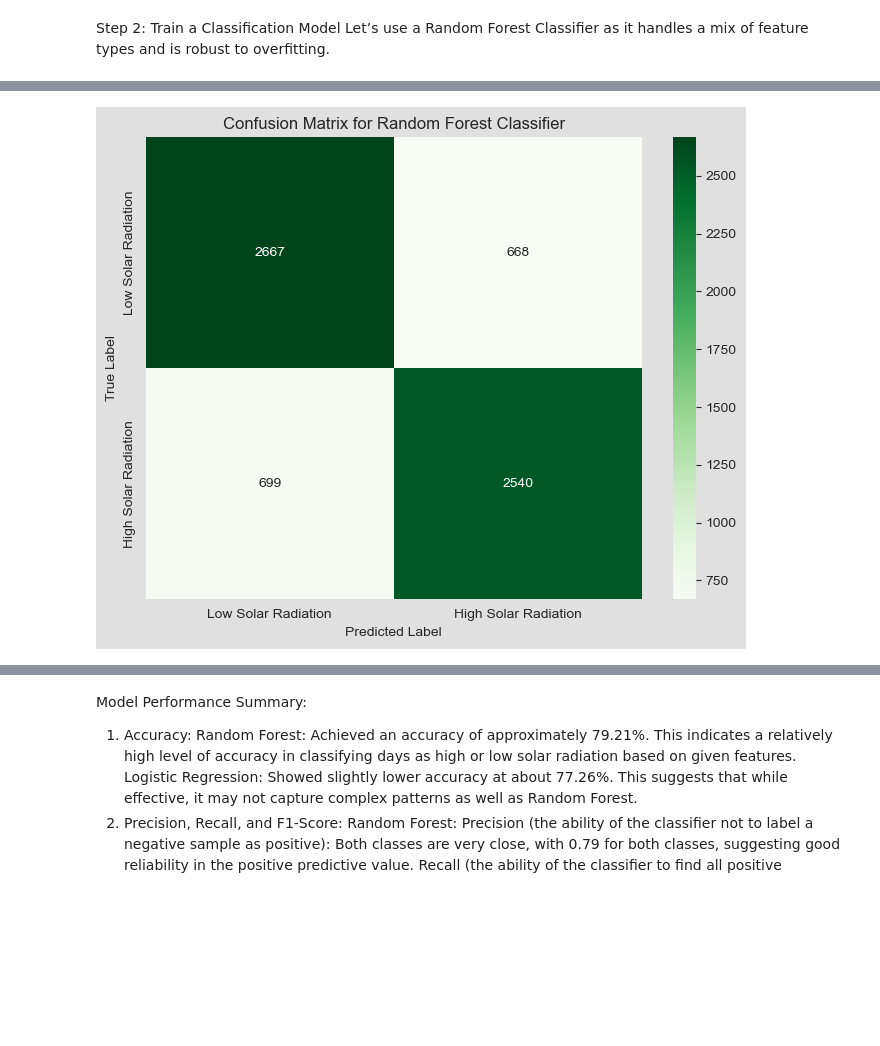
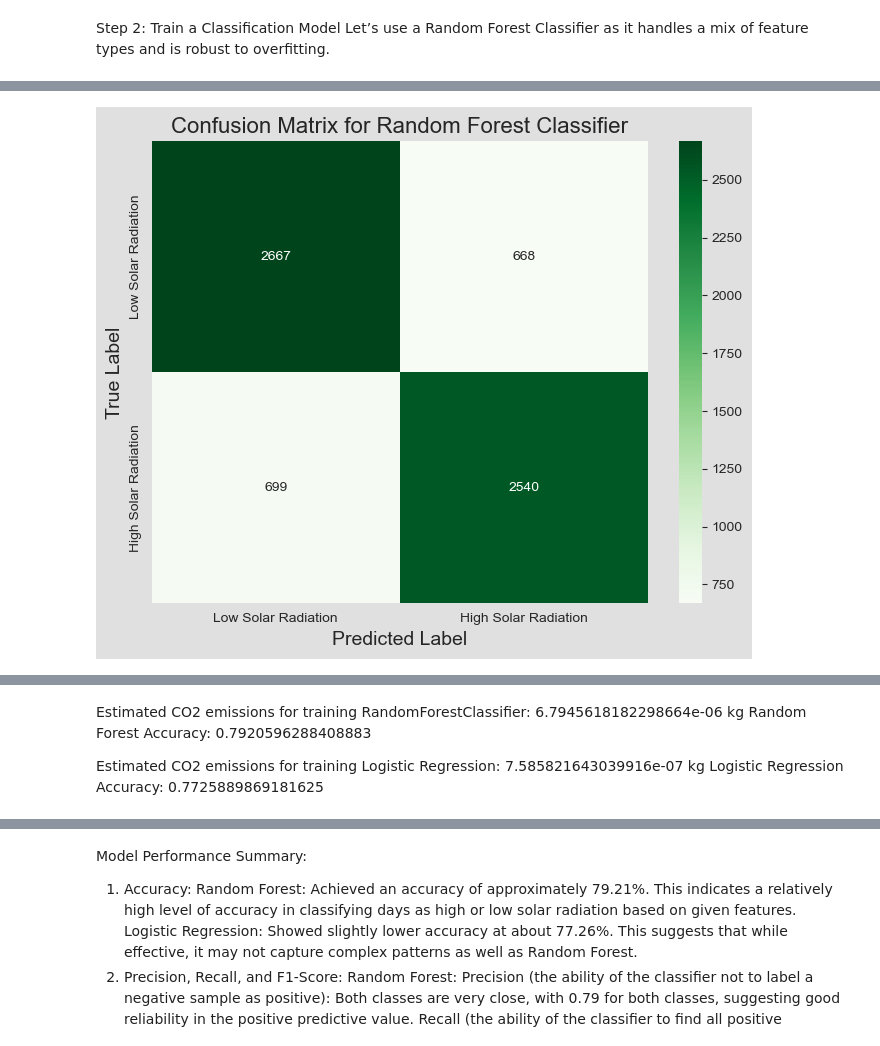
Before and after one commit to zy236yuz5/DSAN-5550-PROJECT-zy236, a Jupyter notebook: code/Project.ipynb, the cells around one changed output, grey strips where cells are left out. Drawn from its saved outputs; the diff is of its cells as text; code cells hidden in the pictures; blank space fills up the shorter version.

```diff
--- a/code/Project.ipynb
+++ b/code/Project.ipynb
@@ -176,6 +176,7 @@ import seaborn as sns
 
 # Set the aesthetic style of the plots
 sns.set_style("whitegrid", {'axes.facecolor': '#E0E0E0', 'figure.facecolor': '#E0E0E0'})
+sns.set_context("notebook", font_scale=1.5)  # Increase font scale for better readability
 
 # Convert 'datetime' from string to datetime type if not already
 df['datetime'] = pd.to_datetime(df['datetime'])
@@ -186,9 +187,9 @@ plt.figure(figsize=(15, 10), facecolor='#E0E0E0', edgecolor='#E0E0E0')
 for i, var in enumerate(variables_to_plot, 1):
     plt.subplot(3, 2, i)
     sns.histplot(df[var], kde=True, bins=30)
-    plt.title(f'Distribution of {var}')
+    plt.title(f'Distribution of {var}', fontsize=18)
 plt.tight_layout()
-plt.savefig('../image/distribution_of_key_variables.png')
+plt.savefig('../image/distribution_of_key_variables.png', dpi=300)  # Save with high DPI
 plt.show()
 
 # 2. Correlation Analysis
@@ -196,26 +197,26 @@ correlation_vars = ['solarradiation', 'soiltemp01', 'soiltemp04', 'soiltemp10',
 correlation_matrix = df[correlation_vars].corr()
 plt.figure(figsize=(10, 8), facecolor='#E0E0E0', edgecolor='#E0E0E0')
 sns.heatmap(correlation_matrix, annot=True, cmap='coolwarm', fmt=".2f")
-plt.title('Correlation Matrix of Solar Radiation and Soil Conditions')
-plt.savefig('../image/correlation_matrix.png')
+plt.title('Correlation Matrix of Solar Radiation and Soil Conditions', fontsize=20)
+plt.savefig('../image/correlation_matrix.png', dpi=300)  # Save with high DPI
 plt.show()
 
 # 3. Trend Analysis Over Time
 plt.figure(figsize=(12, 6), facecolor='#E0E0E0', edgecolor='#E0E0E0')
 sns.lineplot(x='datetime', y='solarradiation', data=df, label='Solar Radiation')
 sns.lineplot(x='datetime', y='soiltemp01', data=df, label='Soil Temp at 1cm')
-plt.title('Trends of Solar Radiation and Soil Temperature Over Time')
-plt.xlabel('Date')
-plt.ylabel('Measured Values')
+plt.title('Trends of Solar Radiation and Soil Temperature Over Time', fontsize=20)
+plt.xlabel('Date', fontsize=14)
+plt.ylabel('Measured Values', fontsize=14)
 plt.legend()
-plt.savefig('../image/trend_analysis_over_time.png')
+plt.savefig('../image/trend_analysis_over_time.png', dpi=300)  # Save with high DPI
 plt.show()
 
 # 4. Comparative Analysis by Location
 plt.figure(figsize=(12, 6), facecolor='#E0E0E0', edgecolor='#E0E0E0')
 sns.boxplot(x='Location', y='solarradiation', data=df)
 plt.xticks(rotation=45)
-plt.title('Solar Radiation by Location')
-plt.savefig('../image/solar_radiation_by_location.png')
+plt.title('Solar Radiation by Location', fontsize=20)
+plt.savefig('../image/solar_radiation_by_location.png', dpi=300)  # Save with high DPI
 plt.show()
 # %% [output]
@@ -596,12 +673,19 @@ plt.show()
 # %%
-# Assume rf_predictions is available from the Random Forest model
 rf_conf_matrix = confusion_matrix(y_test, rf_predictions)
 
-plt.figure(figsize=(8, 6))
-sns.heatmap(rf_conf_matrix, annot=True, fmt='d', cmap='Greens', xticklabels=['Low Solar Radiation', 'High Solar Radiation'], yticklabels=['Low Solar Radiation', 'High Solar Radiation'])
-plt.xlabel('Predicted Label')
-plt.ylabel('True Label')
-plt.title('Confusion Matrix for Random Forest Classifier')
+plt.figure(figsize=(8, 6), facecolor='#E0E0E0', edgecolor='#E0E0E0')  # Set figure background and edge color
+ax = sns.heatmap(rf_conf_matrix, annot=True, fmt='d', cmap='Greens',
+                 xticklabels=['Low Solar Radiation', 'High Solar Radiation'],
+                 yticklabels=['Low Solar Radiation', 'High Solar Radiation'])
+plt.xlabel('Predicted Label', fontsize=14)  # Larger font size for x label
+plt.ylabel('True Label', fontsize=14)  # Larger font size for y label
+plt.title('Confusion Matrix for Random Forest Classifier', fontsize=16)  # Larger title font
+
+# Set axes background color, but it won't affect heatmap
+plt.gca().set_facecolor('#E0E0E0')
+
+# Save the plot with high DPI and specific background color
+plt.savefig('../image/random_forest_confusion_matrix.png', dpi=300, facecolor='#E0E0E0')
 plt.show()
 # %% [output]
-[figure, old version]
+[figure, new version]
@@ -607,0 +708,6 @@ plt.show()
+# %% [markdown]
+Estimated CO2 emissions for training RandomForestClassifier: 6.7945618182298664e-06 kg
+Random Forest Accuracy: 0.7920596288408883
+
+Estimated CO2 emissions for training Logistic Regression: 7.585821643039916e-07 kg
+Logistic Regression Accuracy: 0.7725889869181625
```
Also changed, not shown: parts of 38 cells of this notebook, 3 other files.
